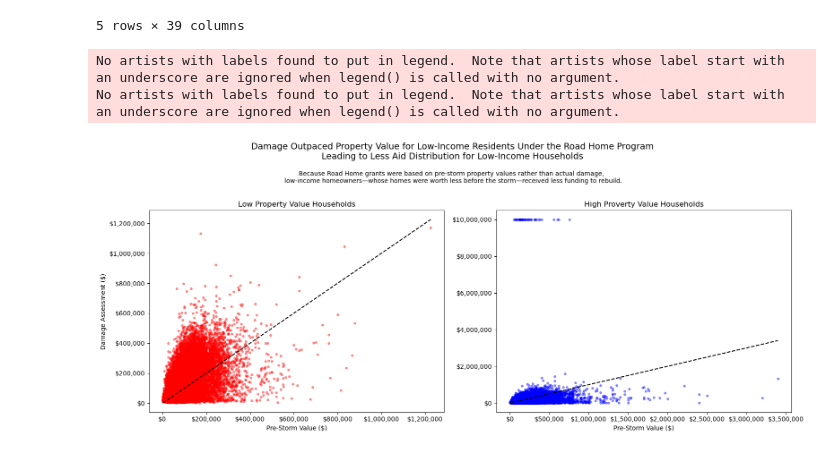
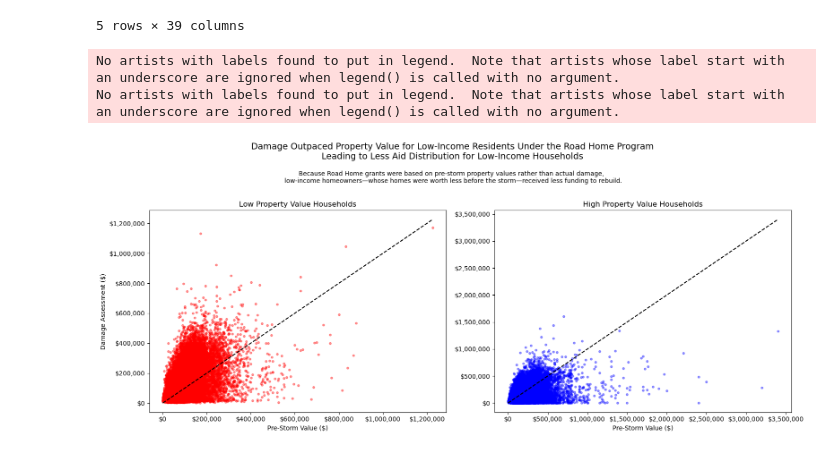
Before and after one commit to wujenny214/Policy-Study-into-Grant-Assistance-for-Post-Hurricane-Rebuilding-Efforts, a Jupyter notebook: code/mapping_poverty_loanamt.ipynb, the cells around one changed output. Saved outputs shown, nothing was run; the diff lists cells and outputs as text; code cells hidden in the pictures.

```diff
--- a/code/mapping_poverty_loanamt.ipynb
+++ b/code/mapping_poverty_loanamt.ipynb
@@ -16,6 +16,7 @@ df_loan = pd.read_csv(
 
 df_loan = df_loan[df_loan["GIS State"] == "LA"]
 df_loan = df_loan[df_loan["ARS File (Yes/No)"] == "N"]
+df_loan = df_loan[df_loan["Current Damage Assessment"] != 9999999.0]
 # %%
 # Load SAIPE 2004 Louisiana county-level poverty data
 
@@ -341,33 +342,33 @@ ax2.plot(
     linestyle="--",
 )
 ax2.set_xlabel("Pre-Storm Value ($)")
-ax2.set_title("High Proverty Value Households", fontsize=12)
+ax2.set_title("High Property Value Households", fontsize=12)
 ax2.xaxis.set_major_formatter(formatter)
 ax2.yaxis.set_major_formatter(formatter)
 
 # Remove gridlines, legends, and extra text
 ax1.grid(False)
 ax2.grid(False)
 ax1.legend().remove()
 ax2.legend().remove()
 
 fig.suptitle(
     "Damage Outpaced Property Value for Low-Income Residents Under the Road Home Program\nLeading to Less Aid Distribution for Low-Income Households",
     fontsize=14,
     y=1.1,
 )
 fig.text(
     0.5,
     0.95,
     "Because Road Home grants were based on pre-storm property values rather than actual damage, \n low-income homeowners—whose homes were worth less before the storm—received less funding to rebuild.",
     ha="center",
     fontsize=10,
 )
 
 # Simplify layout
 plt.tight_layout()
 plt.show()
 # %% [output]
 No artists with labels found to put in legend.  Note that artists whose label start with an underscore are ignored when legend() is called with no argument.
 No artists with labels found to put in legend.  Note that artists whose label start with an underscore are ignored when legend() is called with no argument.
-[figure, old version]
+[figure, new version]
```
Also changed, not shown: parts of 3 cells of this notebook, 7 other files.
